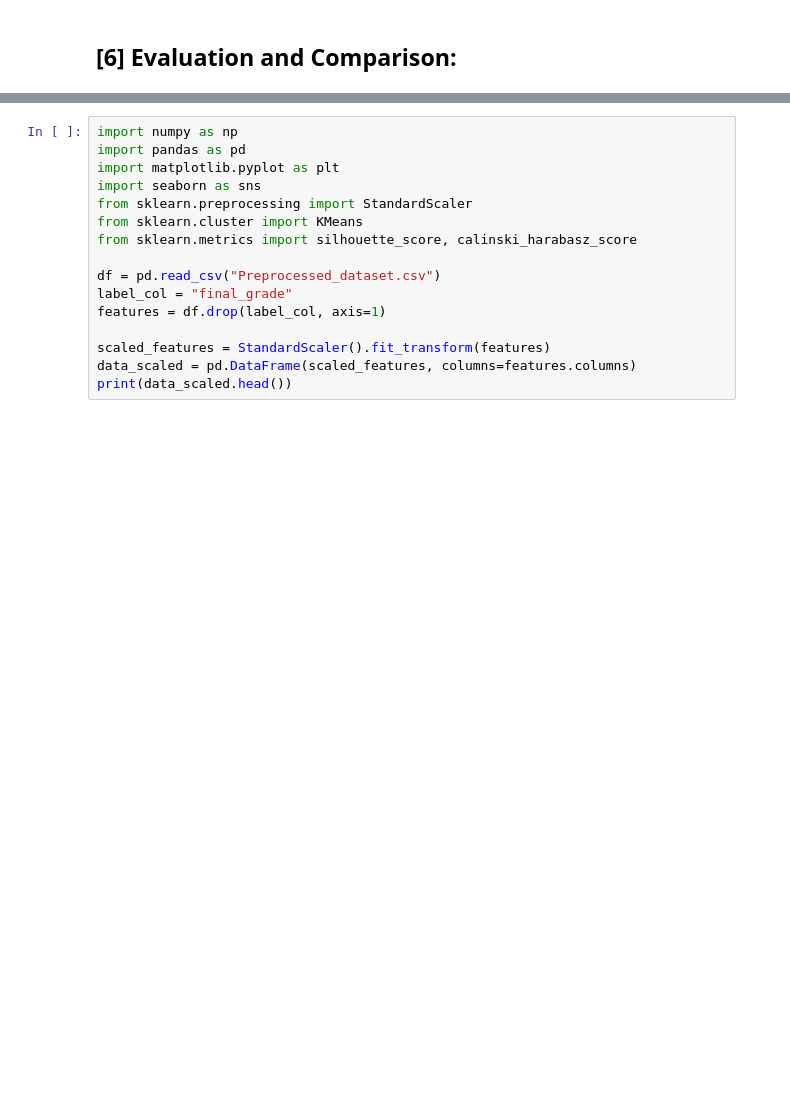
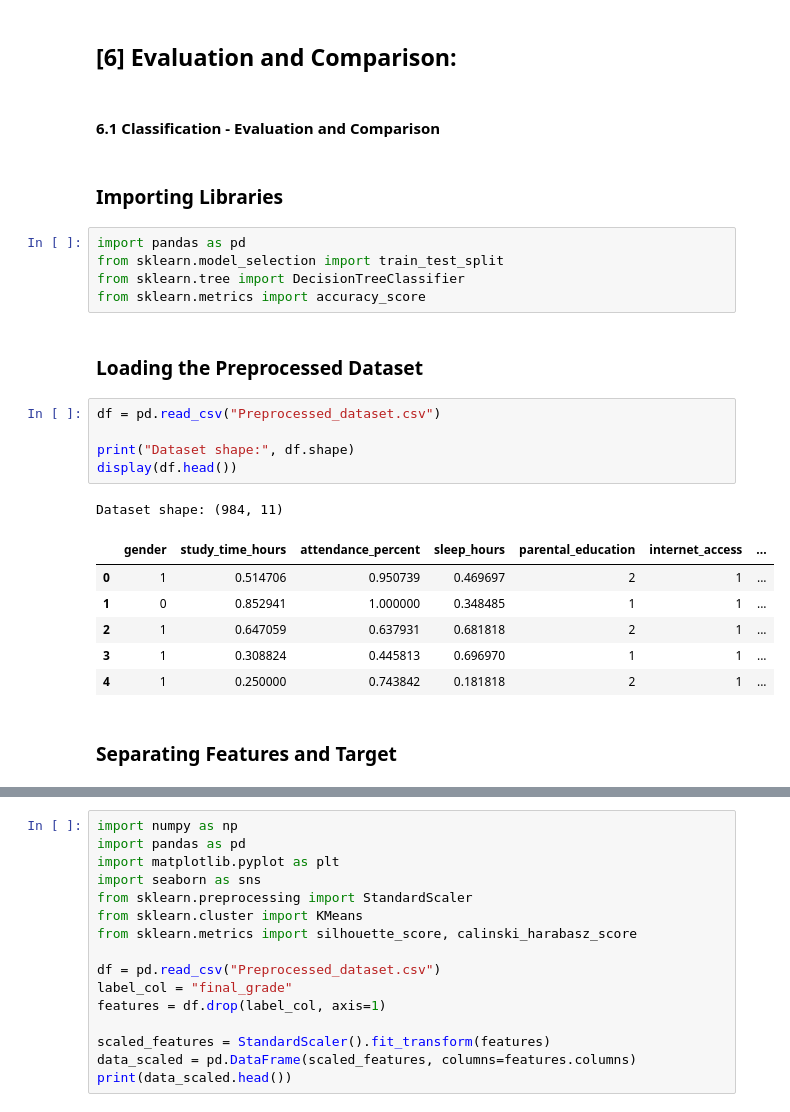
Before and after one commit to wjd123p/IT326-Project, a Jupyter notebook: Reports/Phase3.ipynb, the cells around one changed output, grey strips where cells are left out. Drawn from its saved outputs; the diff is of its cells as text; blank space fills up the shorter version.

```diff
--- a/Reports/Phase3.ipynb
+++ b/Reports/Phase3.ipynb
@@ -35,3 +35,29 @@ To perform unsupervised clustering and identify natural groupings within the stu
 * The class label `final_grade` was removed before clustering.
 # %% [markdown]
 ## [6] Evaluation and Comparison:
+# %% [markdown]
+#### 6.1 Classification - Evaluation and Comparison
+# %% [markdown]
+### Importing Libraries
+# %%
+import pandas as pd
+from sklearn.model_selection import train_test_split
+from sklearn.tree import DecisionTreeClassifier
+from sklearn.metrics import accuracy_score
+# %% [markdown]
+### Loading the Preprocessed Dataset
+# %%
+df = pd.read_csv("Preprocessed_dataset.csv")
+
+print("Dataset shape:", df.shape)
+display(df.head())
+# %% [output]
+Dataset shape: (984, 11)
+|  | gender | study_time_hours | attendance_percent | sleep_hours | parental_education | internet_access | ... |
+| 0 | 1 | 0.514706 | 0.950739 | 0.469697 | 2 | 1 | ... |
+| 1 | 0 | 0.852941 | 1.000000 | 0.348485 | 1 | 1 | ... |
+| 2 | 1 | 0.647059 | 0.637931 | 0.681818 | 2 | 1 | ... |
+| 3 | 1 | 0.308824 | 0.445813 | 0.696970 | 1 | 1 | ... |
+| 4 | 1 | 0.250000 | 0.743842 | 0.181818 | 2 | 1 | ... |
+# %% [markdown]
+### Separating Features and Target
```
Also changed, not shown: parts of 22 cells of this notebook.
